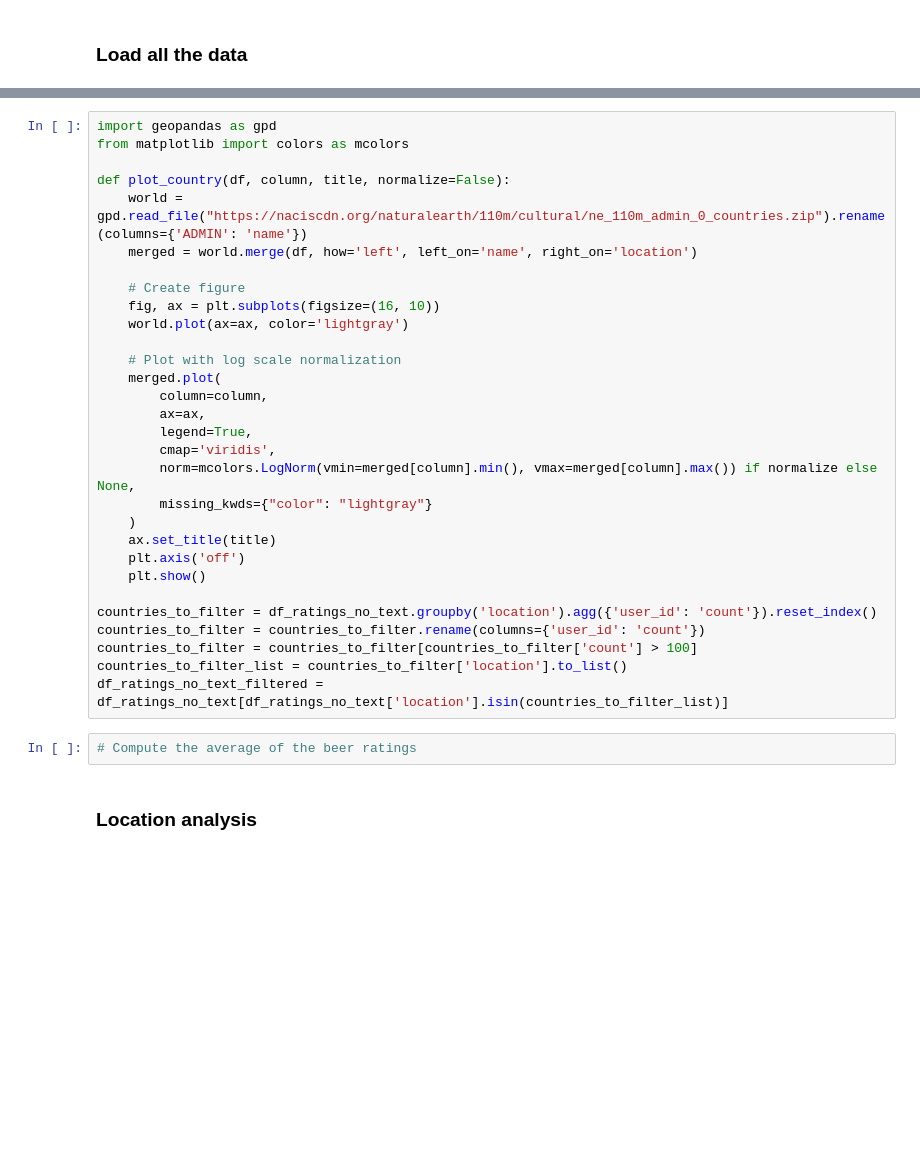
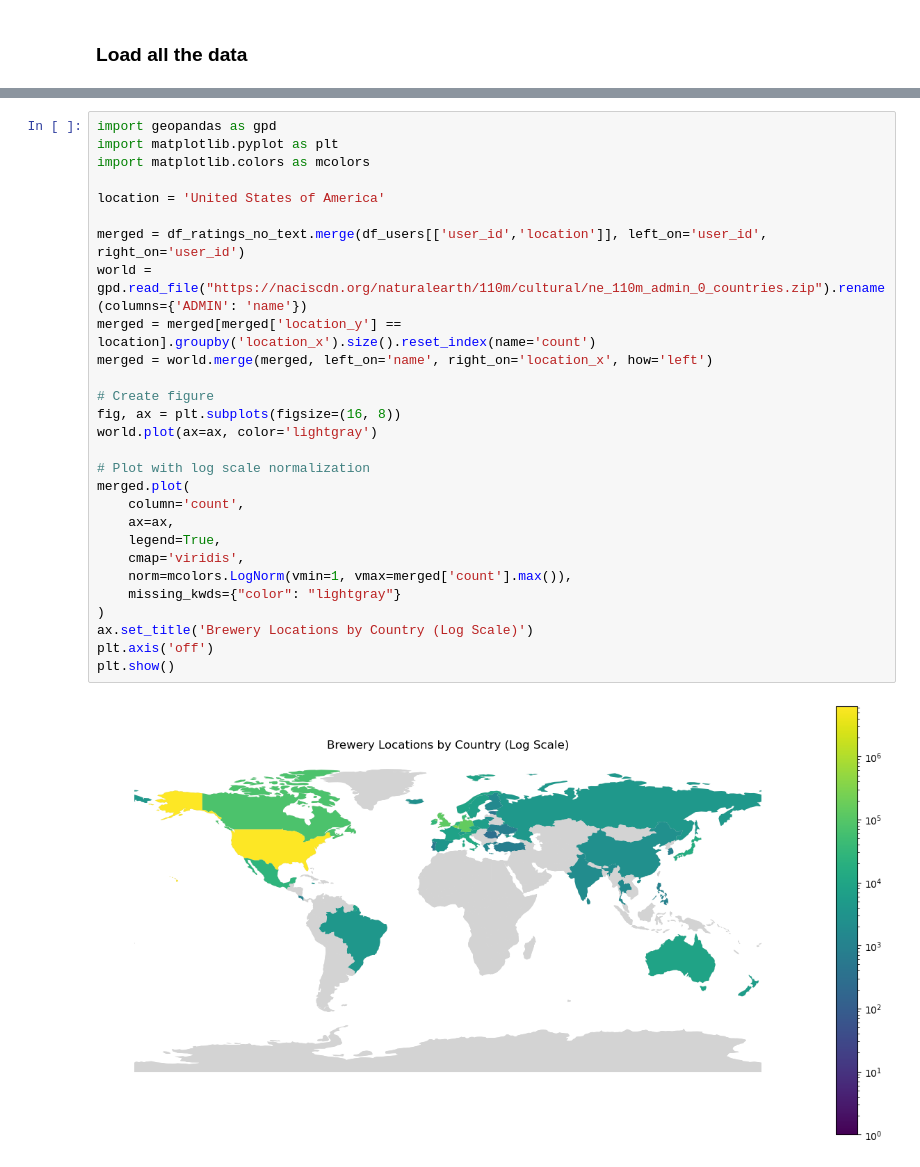
Before and after one commit to epfl-ada/ada-2024-project-sadamasochists, a Jupyter notebook: results.ipynb, the cells around one changed output, grey strips where cells are left out. Cells and saved outputs as stored; diff of their text form; blank space fills up the shorter version.

```diff
--- a/results.ipynb
+++ b/results.ipynb
@@ -46,34 +245,30 @@ plt.show()
 # %%
 import geopandas as gpd
-from matplotlib import colors as mcolors
+import matplotlib.pyplot as plt
+import matplotlib.colors as mcolors
 
-def plot_country(df, column, title, normalize=False):
-    world = gpd.read_file("https://naciscdn.org/naturalearth/110m/cultural/ne_110m_admin_0_countries.zip").rename(columns={'ADMIN': 'name'})
-    merged = world.merge(df, how='left', left_on='name', right_on='location')
+location = 'United States of America'
 
-    # Create figure
-    fig, ax = plt.subplots(figsize=(16, 10))
-    world.plot(ax=ax, color='lightgray')
+merged = df_ratings_no_text.merge(df_users[['user_id','location']], left_on='user_id', right_on='user_id')
+world = gpd.read_file("https://naciscdn.org/naturalearth/110m/cultural/ne_110m_admin_0_countries.zip").rename(columns={'ADMIN': 'name'})
+merged = merged[merged['location_y'] == location].groupby('location_x').size().reset_index(name='count')
+merged = world.merge(merged, left_on='name', right_on='location_x', how='left')
 
-    # Plot with log scale normalization
-    merged.plot(
-        column=column,
-        ax=ax,
-        legend=True,
-        cmap='viridis',
-        norm=mcolors.LogNorm(vmin=merged[column].min(), vmax=merged[column].max()) if normalize else None,
-        missing_kwds={"color": "lightgray"}
-    )
-    ax.set_title(title)
-    plt.axis('off')
-    plt.show()
+# Create figure
+fig, ax = plt.subplots(figsize=(16, 8))
+world.plot(ax=ax, color='lightgray')
 
-countries_to_filter = df_ratings_no_text.groupby('location').agg({'user_id': 'count'}).reset_index()
-countries_to_filter = countries_to_filter.rename(columns={'user_id': 'count'})
-countries_to_filter = countries_to_filter[countries_to_filter['count'] > 100]
-countries_to_filter_list = countries_to_filter['location'].to_list()
-df_ratings_no_text_filtered = df_ratings_no_text[df_ratings_no_text['location'].isin(countries_to_filter_list)]
+# Plot with log scale normalization
+merged.plot(
+    column='count',
+    ax=ax,
+    legend=True,
+    cmap='viridis',
+    norm=mcolors.LogNorm(vmin=1, vmax=merged['count'].max()),
+    missing_kwds={"color": "lightgray"}
+)
+ax.set_title('Brewery Locations by Country (Log Scale)')
+plt.axis('off')
+plt.show()
+# %% [output]
+[figure, added]
-# %%
-# Compute the average of the beer ratings
-# %% [markdown]
-### Location analysis
```
Also changed, not shown: parts of 22 cells of this notebook, 4 other files.
